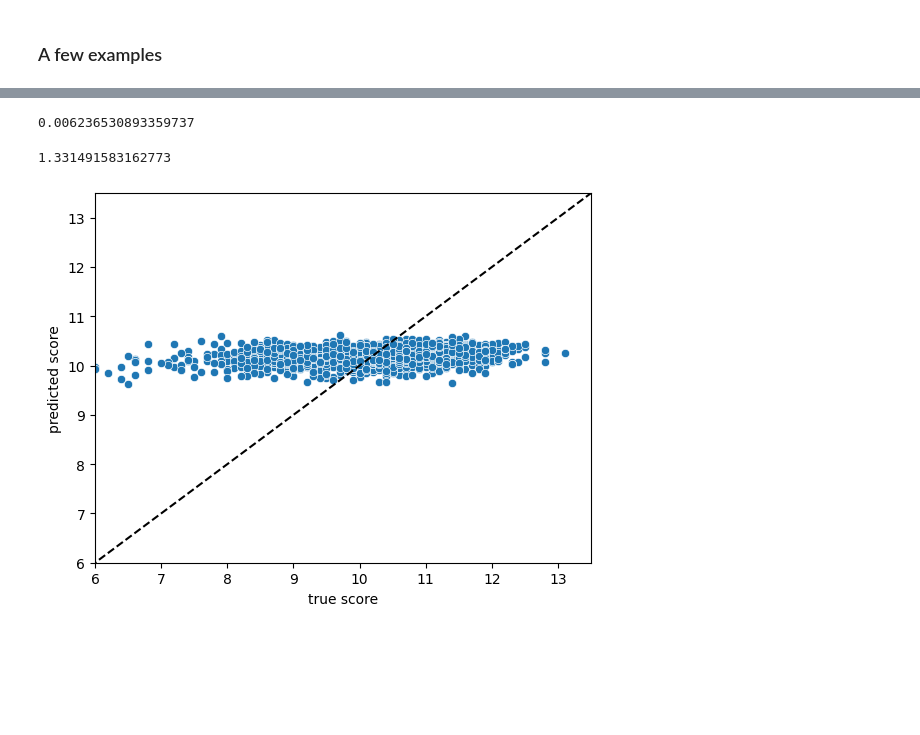
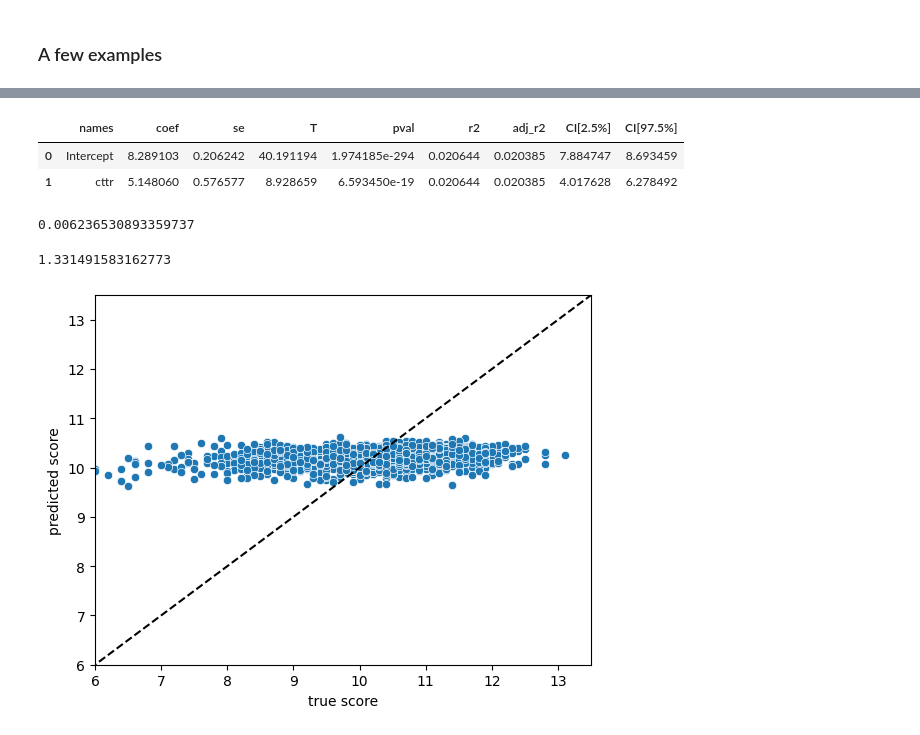
Before and after one commit to Zhurp2020/aes-with-bert, a Jupyter notebook: final-sim.ipynb, the cells around one changed output, grey strips where cells are left out. Drawn from its saved outputs; the diff is of its cells as text; code cells hidden in the pictures; blank space fills up the shorter version.

```diff
--- a/final-sim.ipynb
+++ b/final-sim.ipynb
@@ -217,0 +242,6 @@ exp
+# %%
+LSAGroup = []
+for i in range(3784):
+    group = np.argmax(np.abs(features[i][1:]))
+    LSAGroup.append(group)
+d['Group'] = LSAGroup
@@ -217,0 +262,14 @@ exp
+# %%
+exp = []
+for i in d[d['Group'] == 5].index:
+    VACs = GetVAC(d['text'][i],render=False)
+    mark1,mark2 = False,True
+    for v in VACs:
+        if 'want_to_v2' in v[0]:
+            mark1 = True
+    for v in VACs:
+        if 'be_noun(attr)' in v[0] or 'need_to_v2' in v[0]:
+            mark2 = False
+    if mark1 and mark2:
+        doc = NLP(d['text'][i])
+        print(i)
@@ -239,6 +307,16 @@ for i in range(len(essay_in_sent)):
     ttr = typec/(len(txt) -( len(txt) // 50 * 50)+ 1)
     sttr += ttr
     cttr.append(sttr/(count + 1))
+# %%
+d['cttr'] = cttr
+# %%
+d = d[d['score'] > 0]
+# %%
+pg.linear_regression(d['cttr'],d['score'])
+# %% [output]
+|  | names | coef | se | T | pval | r2 | adj_r2 | CI[2.5%] | CI[97.5%] |
+| 0 | Intercept | 8.289103 | 0.206242 | 40.191194 | 1.974185e-294 | 0.020644 | 0.020385 | 7.884747 | 8.693459 |
+| 1 | cttr | 5.148060 | 0.576577 | 8.928659 | 6.593450e-19 | 0.020644 | 0.020385 | 4.017628 | 6.278492 |
 # %%
 cttr = [cttr[i] for i in range(len(cttr)) if i in d.index]
 # %%
```
Also changed, not shown: parts of 24 cells of this notebook, 6 other files.
